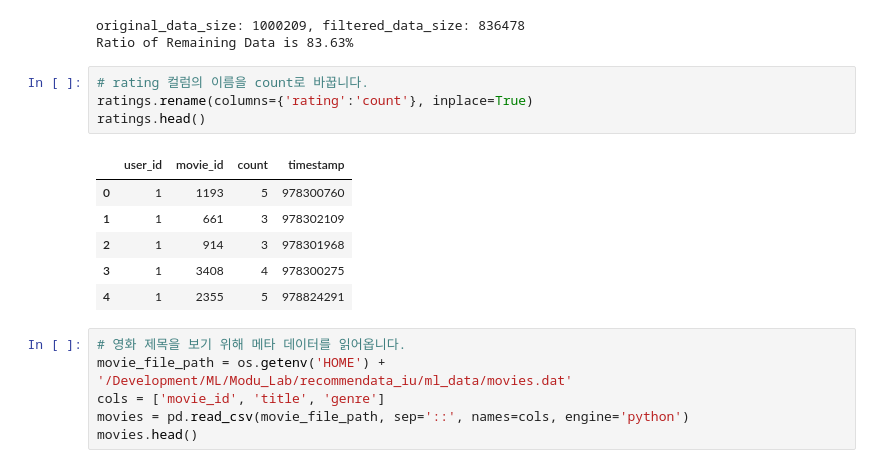
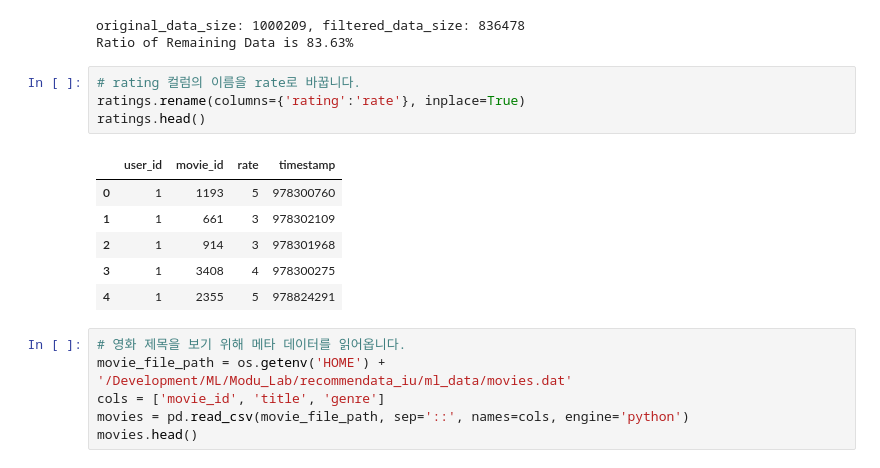
Before and after one commit to mixcode1/aiffel_upload, a Jupyter notebook: E03_Movie_Recommend.ipynb, the cells around one changed output. Cells and saved outputs as stored; diff of their text form.

```diff
--- a/E03_Movie_Recommend.ipynb
+++ b/E03_Movie_Recommend.ipynb
@@ -46,11 +46,11 @@ print(f'Ratio of Remaining Data is {filtered_data_size / original_data_size:.2%}
 original_data_size: 1000209, filtered_data_size: 836478
 Ratio of Remaining Data is 83.63%
 # %%
-# rating 컬럼의 이름을 count로 바꿉니다.
-ratings.rename(columns={'rating':'count'}, inplace=True)
+# rating 컬럼의 이름을 rate로 바꿉니다.
+ratings.rename(columns={'rating':'rate'}, inplace=True)
 ratings.head()
 # %% [output]
-|  | user_id | movie_id | count | timestamp |
+|  | user_id | movie_id | rate | timestamp |
 | 0 | 1 | 1193 | 5 | 978300760 |
 | 1 | 1 | 661 | 3 | 978302109 |
 | 2 | 1 | 914 | 3 | 978301968 |
```
Also changed, not shown: parts of 55 cells of this notebook.
